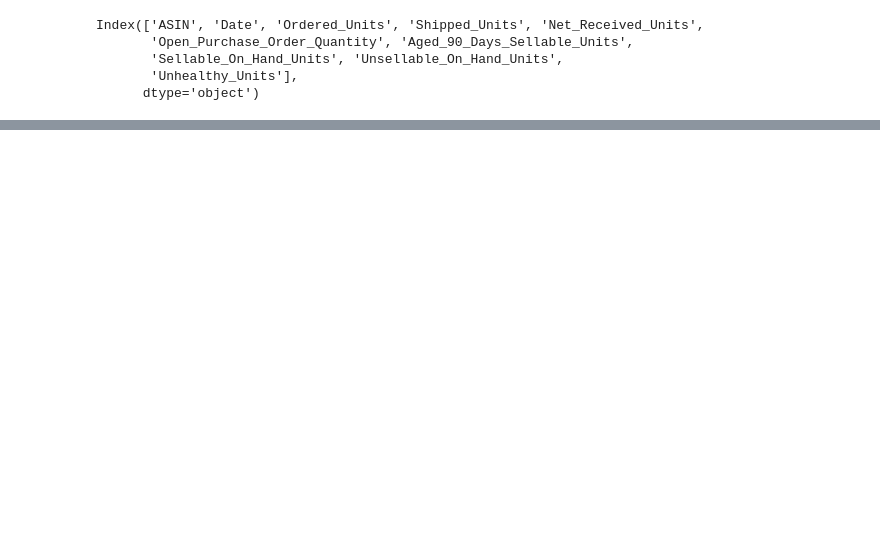
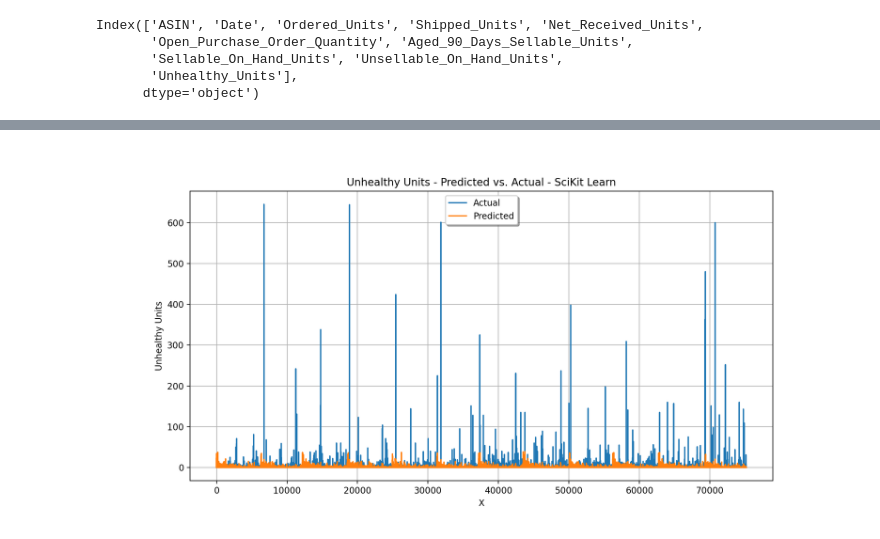
Before and after one commit to wparnell1/math608_project, a Jupyter notebook: math608_project.ipynb, the cells around one changed output, grey strips where cells are left out. Saved outputs shown, nothing was run; the diff lists cells and outputs as text; code cells hidden in the pictures; blank space fills up the shorter version.

```diff
--- a/math608_project.ipynb
+++ b/math608_project.ipynb
@@ -187,0 +196,6 @@ df.to_csv('project_linear_regression.csv')
+# %%
+y2, X2 = pt.dmatrices("Unhealthy_Units ~ Shipped_Units + Aged_90_Days_Sellable_Units + Unsellable_On_Hand_Units", df)
+fit2 = LinearRegression(fit_intercept = False).fit(X2, y2)
+
+coeffs2 = fit2.coef_[0]
+coeffs2
@@ -187,0 +204,10 @@ df.to_csv('project_linear_regression.csv')
+# %%
+# make another prediction
+df['estimated_unhealthy_units_2'] = coeffs2[0] + coeffs2[1] * df['Shipped_Units'] + coeffs2[2] * df['Aged_90_Days_Sellable_Units'] \
+    + coeffs2[3] * df['Unsellable_On_Hand_Units']
+# %%
+df['estimated_unhealthy_units_2'] = df['estimated_unhealthy_units_2'].apply(lambda x: max(x,0))
+df['residual_2'] = df['Unhealthy_Units'] - df['estimated_unhealthy_units_2']
+round(np.mean(df['residual_2'] ** 2), 2)
+# the previous value was 47.72
+# that didn't seem to change things much
@@ -187,0 +236,3 @@ df.to_csv('project_linear_regression.csv')
+# %%
+# back up just in case
+df_first_analysis = df
@@ -187,0 +328,16 @@ df.to_csv('project_linear_regression.csv')
+# %%
+# do the same for the first analysis
+y_test_fa = df_first_analysis['Unhealthy_Units']
+y_pred_fa = df_first_analysis['estimated_unhealthy_units']
+x_ax = range(len(y_test_fa))
+plt.figure(figsize=(12, 6))
+plt.plot(x_ax, y_test_fa, label="Actual")
+plt.plot(x_ax, y_pred_fa, label="Predicted")
+plt.title("Unhealthy Units - Predicted vs. Actual - SciKit Learn")
+plt.xlabel('X')
+plt.ylabel('Unhealthy Units')
+plt.legend(loc='best',fancybox=True, shadow=True)
+plt.grid(True)
+plt.show()
+# %% [output]
+[figure, added]
```
Also changed, not shown: parts of 43 cells of this notebook, 1 other file.
